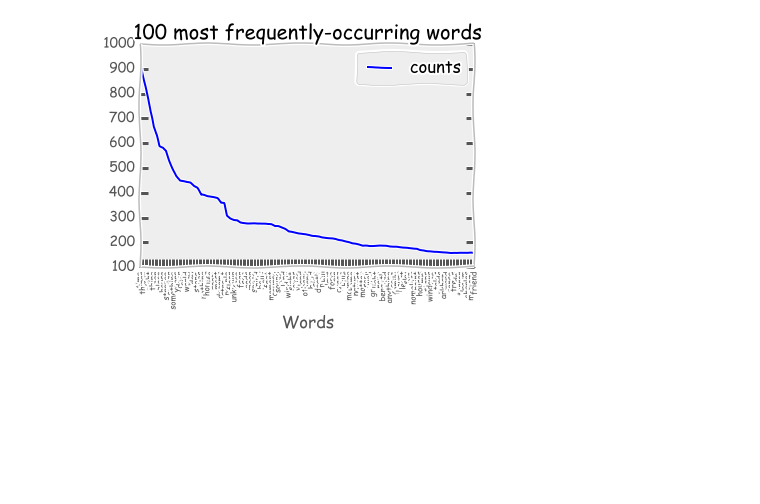
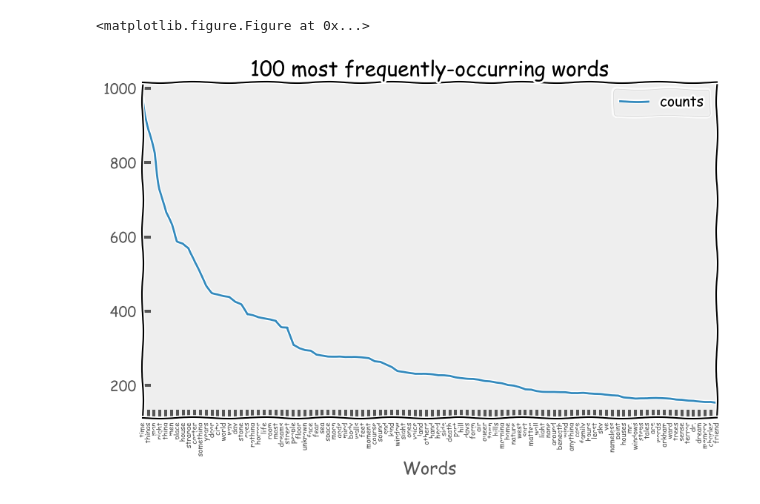
Before and after one commit to urschrei/lovecraft, a Jupyter notebook: lovecraft.ipynb, the cells around one changed output. Saved outputs shown, nothing was run; the diff lists cells and outputs as text; code cells hidden in the pictures; blank space fills up the shorter version.

Commit message:
Update notebook and plot
NLTK and Pandas have both had several releases, and these updates
restore functionality for current versions as of
☠ Friday the 13th of October 2017 💀

```diff
--- a/lovecraft.ipynb
+++ b/lovecraft.ipynb
@@ -55,10 +61,11 @@ def restrict(tagged_sentences, tags):
 
     """
     fd = nltk.FreqDist()
-    for classified in tagged_sentences:
+    for classified in cleaned:
         words = [word for word in classified if word[1] in tags]
         if words:
-            [fd.inc(word[0]) for word in words]
+            for word in words:
+                fd[word[0]] += 1
     return fd
 
 permitted_tags = set([
@@ -78,17 +82,38 @@ df = df[:100]
+# %%
+# let's build a DataFrame of frequency counts of the top 100 words
+df = pd.DataFrame(
+    {'items': counts.keys(), 'counts': counts.values()}
+).sort_values(
+    by='counts', ascending=False
+).reset_index(
+    drop=True
+).truncate(
+    after=99
+)
 # %%
 # Let's do some plotting
-pylab.rcParams['xtick.major.pad']='5'
-fig = plt.figure()
-fig.set_size_inches(7.22, 5.25)
-plt.figure()
+plt.clf()
+fig, ax = plt.subplots(
+    1,
+    figsize=(10., 6.),
+    dpi=100,
+)
 plt.xkcd()
-ax = df.plot(
-    title="100 most frequently-occurring words")
+df.plot(
+    title="100 most frequently-occurring words",
+    ax=ax,
+)
+
+# these commands customise our plot to make it a little more readable
 ax.set_xlabel("Words")
 ax.tick_params(axis='x', which='both', top='off', labelsize=7)
 ax.set_xticks(xrange(100))
 ax.set_xticklabels(df['items'], rotation='vertical')
+ax.tick_params(axis='x', which='major', pad=5)
 ax.autoscale_view(tight=None, scalex=True, scaley=False)
+
 plt.savefig('fhtagn.png', dpi=100, alpha=True)
+plt.show()
 # %% [output]
+<matplotlib.figure.Figure at 0x...>
-[figure, old version]
+[figure, new version]
```
Also changed, not shown: parts of 3 cells of this notebook, 1 other file.
